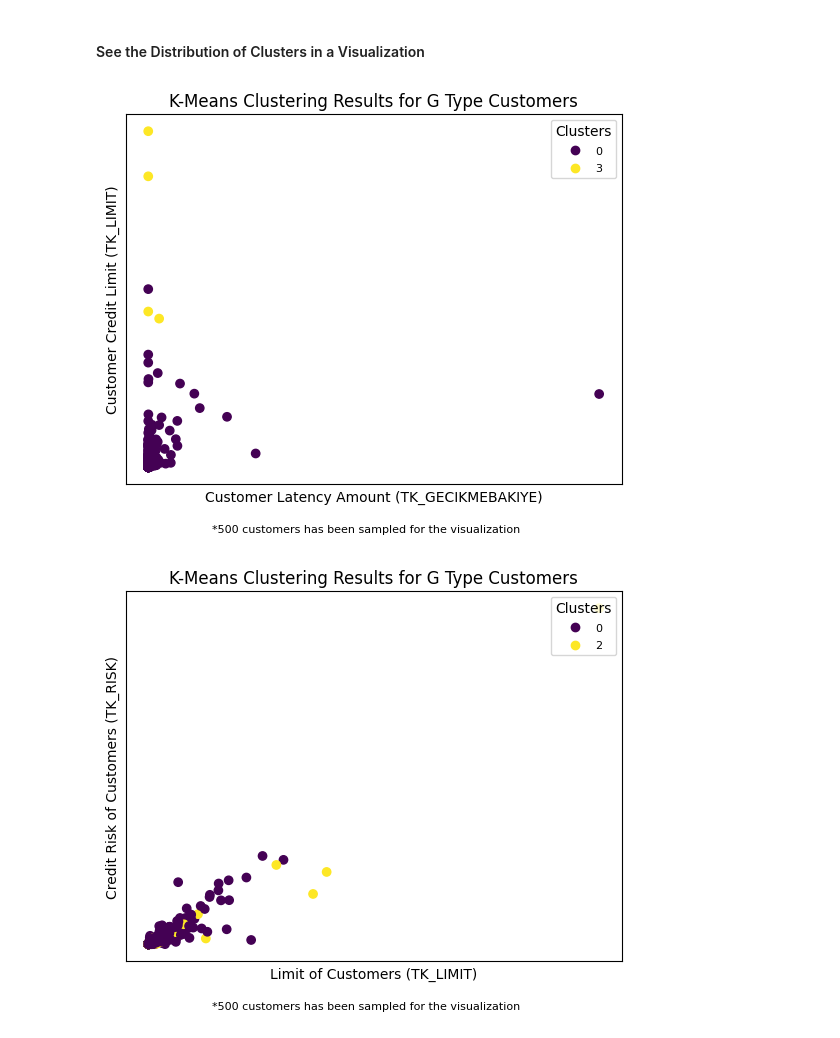
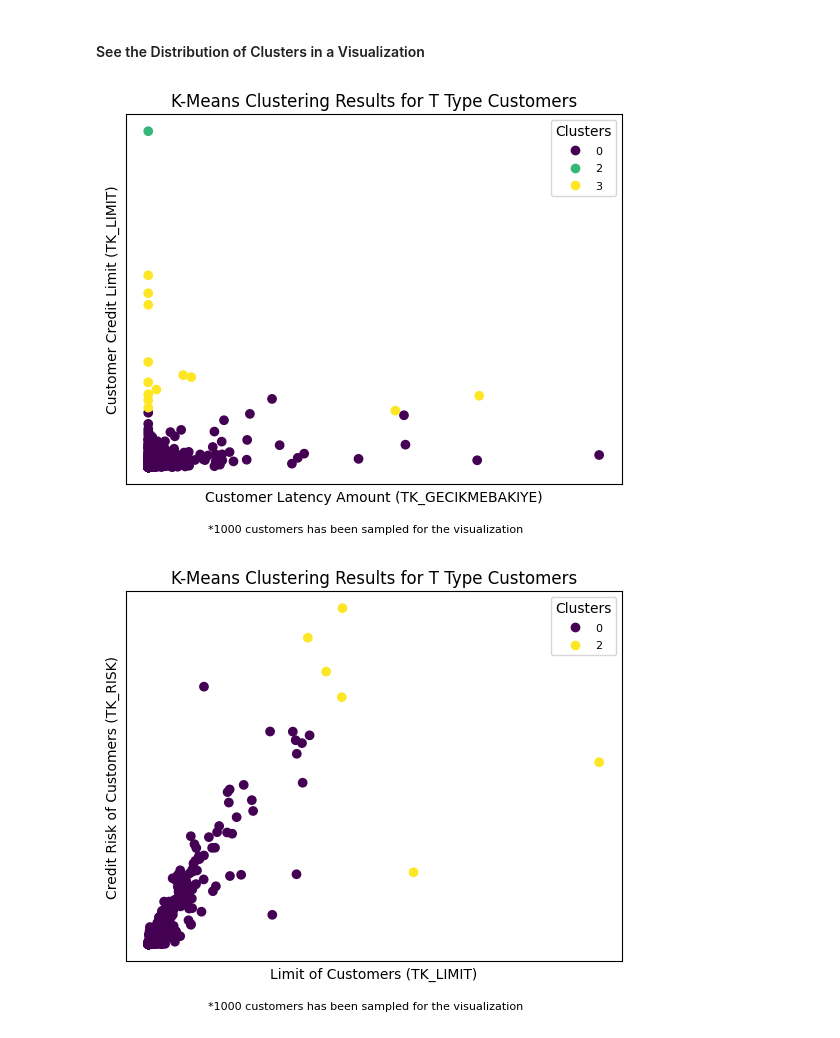
Before and after one commit to EmirhanServeren/factoring-customer-segmentation, a Jupyter notebook: segmentation_tk.ipynb, the cells around one changed output. Saved outputs shown, nothing was run; the diff lists cells and outputs as text; code cells hidden in the pictures.

```diff
--- a/segmentation_tk.ipynb
+++ b/segmentation_tk.ipynb
@@ -318,10 +318,9 @@ Name: CLUSTER_LABELS_5, dtype: int64
 # %% [markdown]
 >> Implement cluster amount as 4 here
 # %%
-t_kmeans = KMeans(n_clusters=4, random_state=42)            # initialize the k-means model by using the optimal number of clusters found in the elbow method
-t_kmeans.fit = t_kmeans.fit(t_company_type)                 # fit the k-means model to the data
-
-t_company_type['CLUSTER_LABELS_4'] = t_kmeans.labels_      # assign cluster labels to the original DataFrame
+t_kmeans = KMeans(n_clusters=4, random_state=42)  # initialize the k-means model
+t_kmeans.fit(t_company_type)  # fit the k-means model to the data
+t_company_type['CLUSTER_LABELS_4'] = t_kmeans.labels_  # assign cluster labels to the original DataFrame
 # %% [markdown]
 See the distribution of clusters
 # %%
@@ -353,10 +356,9 @@ t_company_type_df.head(10)
 # %% [markdown]
 >> Implement clusters as 3 below
 # %%
-g_kmeans = KMeans(n_clusters=3, random_state=42)            # initialize the k-means model by using the optimal number of clusters found in the elbow method
-g_kmeans.fit = g_kmeans.fit(t_company_type[feature_columns_t_Type])                 # fit the k-means model to the data
-
-t_company_type['CLUSTER_LABELS_3'] = g_kmeans.labels_      # assign cluster labels to the original DataFrame
+t_kmeans = KMeans(n_clusters=3, random_state=42)  # initialize the k-means model
+t_kmeans.fit(t_company_type)  # fit the k-means model to the data
+t_company_type['CLUSTER_LABELS_3'] = t_kmeans.labels_  # assign cluster labels to the original DataFrame
 # %%
 t_company_type['CLUSTER_LABELS_3'].value_counts()
 # %% [output]
@@ -416,38 +430,38 @@ t_company_type_df['MUSTERI_RISK_SEVIYESI'].mean()
 # %% [markdown]
 #### See the Distribution of Clusters in a Visualization
 # %%
-t_company_type_sample = t_company_type.sample(500)     # sample 1000 customers from the dataset
+t_company_type_sample = t_company_type.sample(1000)     # sample 1000 customers from the dataset
 scatter=plt.scatter(t_company_type_sample['TK_GECIKMEBAKIYE'], t_company_type_sample['TOTAL_LIMIT'],
         c=t_company_type_sample['CLUSTER_LABELS_4'])
 
 plt.xlabel('Customer Latency Amount (TK_GECIKMEBAKIYE)')
 plt.ylabel('Customer Credit Limit (TK_LIMIT)')
-plt.title('K-Means Clustering Results for G Type Customers')
+plt.title('K-Means Clustering Results for T Type Customers')
 plt.xticks([], [])    # remove x and y ticks
 plt.yticks([], [])
 # footnote below the plot
-plt.figtext(0.5, 0.01, "*500 customers has been sampled for the visualization",
+plt.figtext(0.5, 0.01, "*1000 customers has been sampled for the visualization",
         ha="center", fontsize=8)
 # add legend
 plt.legend(*scatter.legend_elements(), loc="upper right", title="Clusters",fontsize=8)
 plt.show()
 # %% [output]
-[figure, old version]
+[figure, new version]
 # %%
-t_company_type_sample = t_company_type_df.sample(500)     # sample 1000 customers from the dataset
+t_company_type_sample = t_company_type_df.sample(1000)     # sample 1000 customers from the dataset
 scatter=plt.scatter(t_company_type_sample['TOTAL_LIMIT'], t_company_type_sample['TOTAL_RISK'],
         c=t_company_type_sample['CLUSTER_LABELS_3'])
 
 plt.xlabel('Limit of Customers (TK_LIMIT)')
 plt.ylabel('Credit Risk of Customers (TK_RISK)')
-plt.title('K-Means Clustering Results for G Type Customers')
+plt.title('K-Means Clustering Results for T Type Customers')
 plt.xticks([], [])
 plt.yticks([], [])
 # footnote below the plot
-plt.figtext(0.5, 0.01, "*500 customers has been sampled for the visualization",
+plt.figtext(0.5, 0.01, "*1000 customers has been sampled for the visualization",
         ha="center", fontsize=8)
 # add legend
 plt.legend(*scatter.legend_elements(), loc="upper right", title="Clusters",fontsize=8)
 plt.show()
 # %% [output]
-[figure, old version]
+[figure, new version]
```
Also changed, not shown: parts of 14 cells of this notebook, 15 other files.
